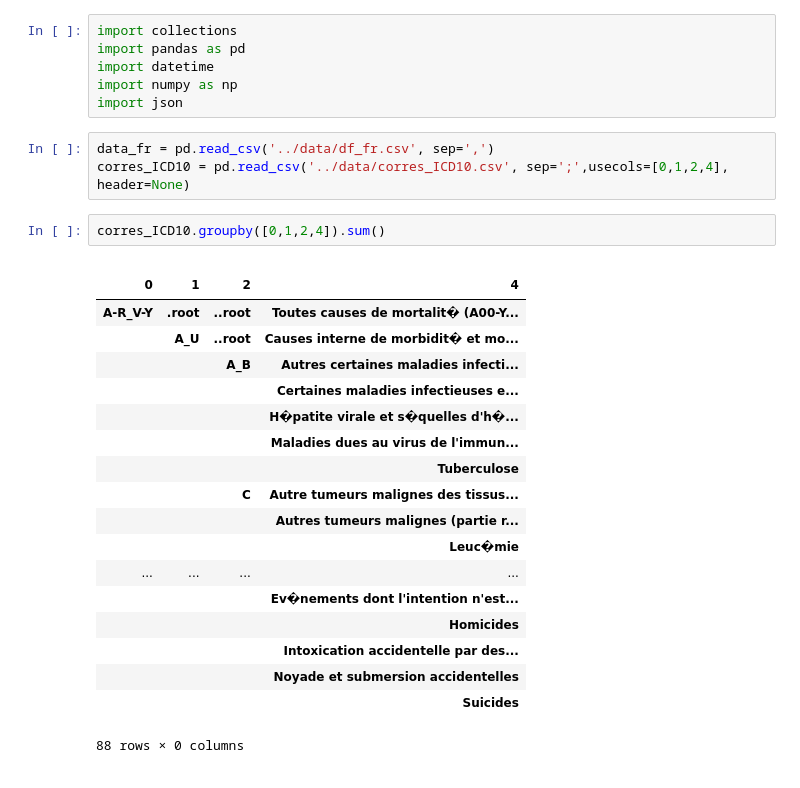
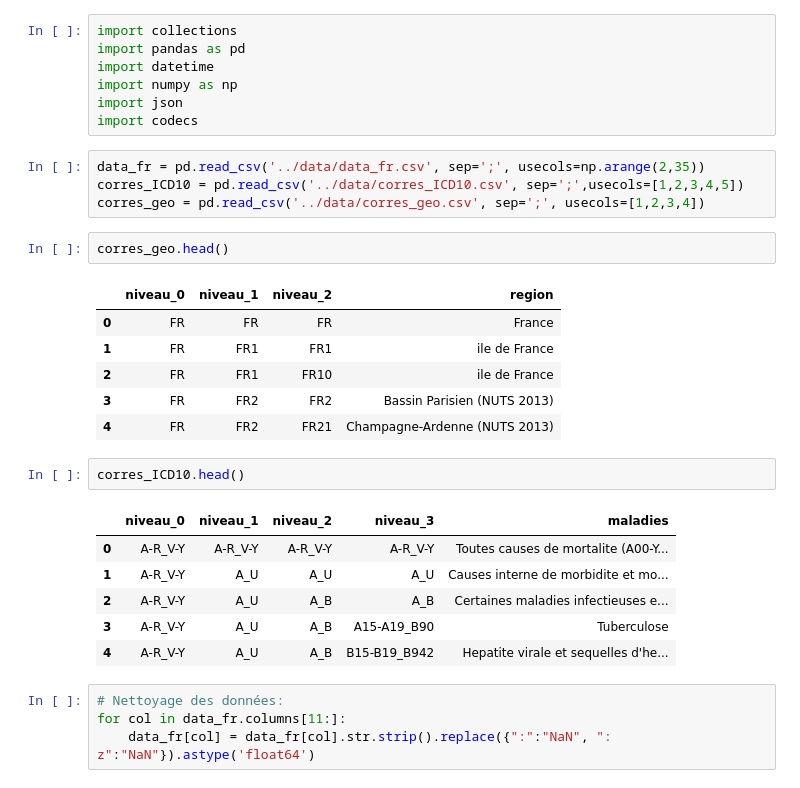
Before and after one commit to margauxRodrigues/viz_project, a Jupyter notebook: data/Arborescence.ipynb, the cells around one changed output. Drawn from its saved outputs; the diff is of its cells as text.

```diff
--- a/data/Arborescence.ipynb
+++ b/data/Arborescence.ipynb
@@ -4,28 +4,30 @@ import pandas as pd
 import datetime
 import numpy as np
 import json
+import codecs
 # %%
-data_fr = pd.read_csv('../data/df_fr.csv', sep=',')
-corres_ICD10 = pd.read_csv('../data/corres_ICD10.csv', sep=';',usecols=[0,1,2,4], header=None)
+data_fr = pd.read_csv('../data/data_fr.csv', sep=';', usecols=np.arange(2,35))
+corres_ICD10 = pd.read_csv('../data/corres_ICD10.csv', sep=';',usecols=[1,2,3,4,5])
+corres_geo = pd.read_csv('../data/corres_geo.csv', sep=';', usecols=[1,2,3,4])
-# %%
-corres_ICD10.groupby([0,1,2,4]).sum()
-# %% [output]
-|  |  |  |  |
-| 0 | 1 | 2 | 4 |
-| A-R_V-Y | .root | ..root | Toutes causes de mortalit� (A00-Y... |
-|  | A_U | ..root | Causes interne de morbidit� et mo... |
-|  |  | A_B | Autres certaines maladies infecti... |
-|  |  |  | Certaines maladies infectieuses e... |
-|  |  |  | H�patite virale et s�quelles d'h�... |
-|  |  |  | Maladies dues au virus de l'immun... |
-|  |  |  | Tuberculose |
-|  |  | C | Autre tumeurs malignes des tissus... |
-|  |  |  | Autres tumeurs malignes (partie r... |
-|  |  |  | Leuc�mie |
-| ... | ... | ... | ... |
-|  |  |  | Ev�nements dont l'intention n'est... |
-|  |  |  | Homicides |
-|  |  |  | Intoxication accidentelle par des... |
-|  |  |  | Noyade et submersion accidentelles |
-|  |  |  | Suicides |
-88 rows × 0 columns
+# %%
+corres_geo.head()
+# %% [output]
+|  | niveau_0 | niveau_1 | niveau_2 | region |
+| 0 | FR | FR | FR | France |
+| 1 | FR | FR1 | FR1 | ile de France |
+| 2 | FR | FR1 | FR10 | ile de France |
+| 3 | FR | FR2 | FR2 | Bassin Parisien (NUTS 2013) |
+| 4 | FR | FR2 | FR21 | Champagne-Ardenne (NUTS 2013) |
+# %%
+corres_ICD10.head()
+# %% [output]
+|  | niveau_0 | niveau_1 | niveau_2 | niveau_3 | maladies |
+| 0 | A-R_V-Y | A-R_V-Y | A-R_V-Y | A-R_V-Y | Toutes causes de mortalite (A00-Y... |
+| 1 | A-R_V-Y | A_U | A_U | A_U | Causes interne de morbidite et mo... |
+| 2 | A-R_V-Y | A_U | A_B | A_B | Certaines maladies infectieuses e... |
+| 3 | A-R_V-Y | A_U | A_B | A15-A19_B90 | Tuberculose |
+| 4 | A-R_V-Y | A_U | A_B | B15-B19_B942 | Hepatite virale et sequelles d'he... |
+# %%
+# Nettoyage des données:
+for col in data_fr.columns[11:]:
+    data_fr[col] = data_fr[col].str.strip().replace({":":"NaN", ": z":"NaN"}).astype('float64')
```
Also changed, not shown: parts of 3 cells of this notebook, 3 other files.
